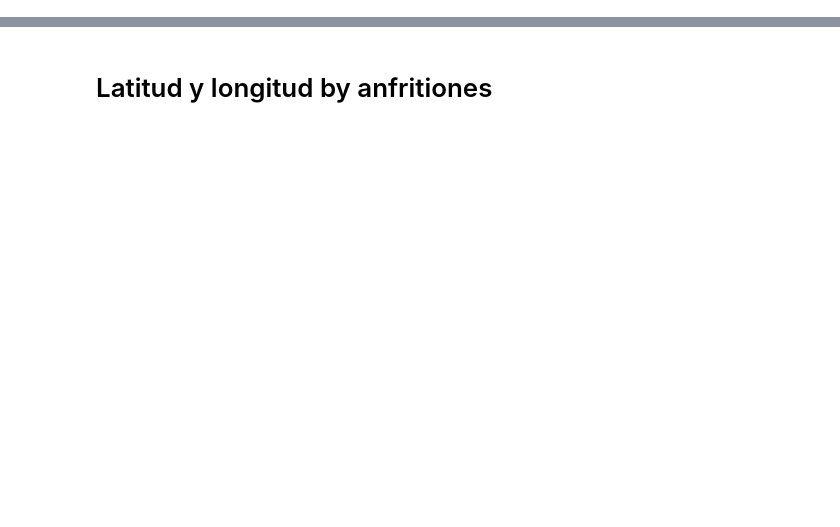
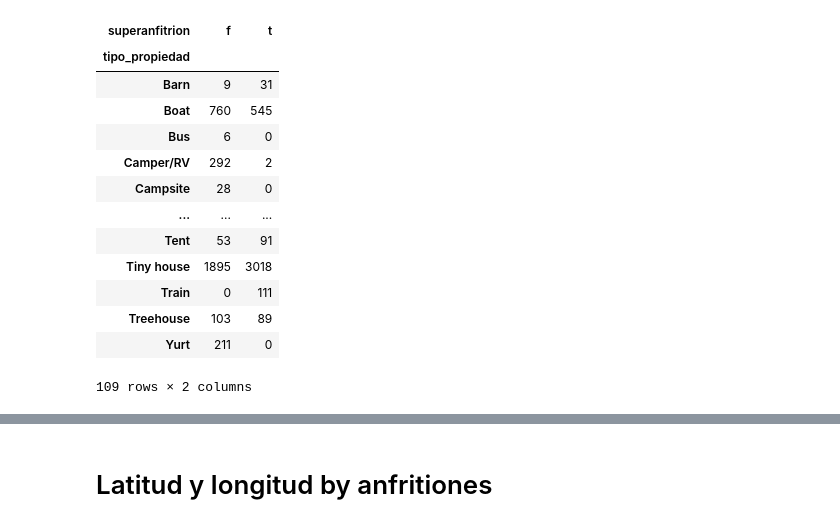
Before and after one commit to DayeMorga28/Airbnb_project, a Jupyter notebook: Airbnb_Modelado.ipynb, the cells around one changed output, grey strips where cells are left out. Cells and saved outputs as stored; diff of their text form; code cells hidden in the pictures; blank space fills up the shorter version.

```diff
--- a/Airbnb_Modelado.ipynb
+++ b/Airbnb_Modelado.ipynb
@@ -75,6 +142,21 @@ crosstab
 # %%
 # Graficación de tipo de propiedad y superanfitrion
-crosstab = pd.crosstab(df_airbnb['tipo_propiedad'], df_airbnb['superanfitrion'])
+crosstab = pd.crosstab(df_comentarios_merges['tipo_propiedad'], df_comentarios_merges['superanfitrion'])
 crosstab
+# %% [output]
+| superanfitrion | f | t |
+| tipo_propiedad |  |  |
+| Barn | 9 | 31 |
+| Boat | 760 | 545 |
+| Bus | 6 | 0 |
+| Camper/RV | 292 | 2 |
+| Campsite | 28 | 0 |
+| ... | ... | ... |
+| Tent | 53 | 91 |
+| Tiny house | 1895 | 3018 |
+| Train | 0 | 111 |
+| Treehouse | 103 | 89 |
+| Yurt | 211 | 0 |
+109 rows × 2 columns
 # %%
 # Graficación de tipo de habitación y superanfitrion
```
Also changed, not shown: parts of 38 cells of this notebook, 3 other files.
